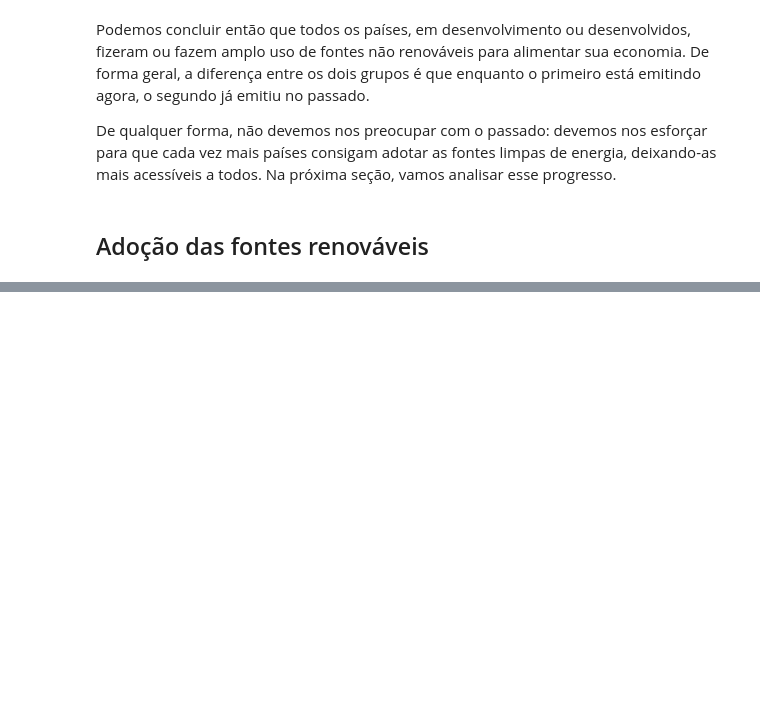
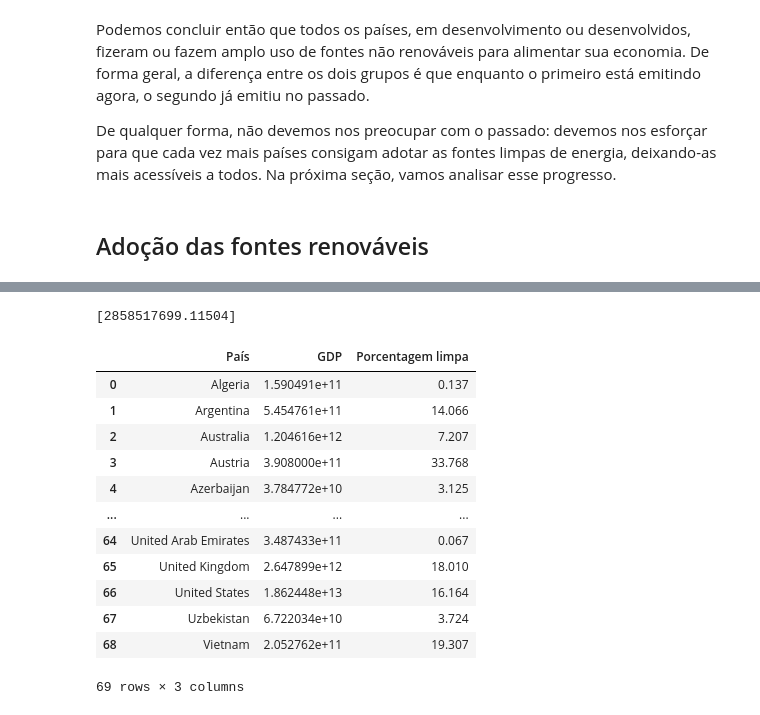
Before and after one commit to leoDomingos/Introducao-ao-aquecimento-global, a Jupyter notebook: main.ipynb, the cells around one changed output, grey strips where cells are left out. Saved outputs shown, nothing was run; the diff lists cells and outputs as text; code cells hidden in the pictures; blank space fills up the shorter version.

```diff
--- a/main.ipynb
+++ b/main.ipynb
@@ -559,0 +569,46 @@ for index,row in data.iterrows():
+# %%
+dict_pib_e_energia["Andorra"]
+# %% [output]
+[2858517699.11504]
+# %%
+gdps = []
+porcentagens = []
+paises = []
+
+
+
+for pais , valores in dict_pib_e_energia.items():
+    if len(valores) == 2:
+        gdps.append(valores[0])
+        porcentagens.append(valores[1])
+        paises.append(pais)
+
+
+
+
+pais = pd.Series(paises)
+gdp = pd.Series(gdps)
+energia = pd.Series(porcentagens)
+
+gdp_energia = {
+    "País" : pais,
+    "GDP" : gdp,
+    "Porcentagem limpa" : energia
+}
+
+gdp_energia_df = pd.DataFrame(gdp_energia)
+gdp_energia_df
+# %% [output]
+|  | País | GDP | Porcentagem limpa |
+| 0 | Algeria | 1.590491e+11 | 0.137 |
+| 1 | Argentina | 5.454761e+11 | 14.066 |
+| 2 | Australia | 1.204616e+12 | 7.207 |
+| 3 | Austria | 3.908000e+11 | 33.768 |
+| 4 | Azerbaijan | 3.784772e+10 | 3.125 |
+| ... | ... | ... | ... |
+| 64 | United Arab Emirates | 3.487433e+11 | 0.067 |
+| 65 | United Kingdom | 2.647899e+12 | 18.010 |
+| 66 | United States | 1.862448e+13 | 16.164 |
+| 67 | Uzbekistan | 6.722034e+10 | 3.724 |
+| 68 | Vietnam | 2.052762e+11 | 19.307 |
+69 rows × 3 columns
```
Also changed, not shown: parts of 10 cells of this notebook, 2 other files.
